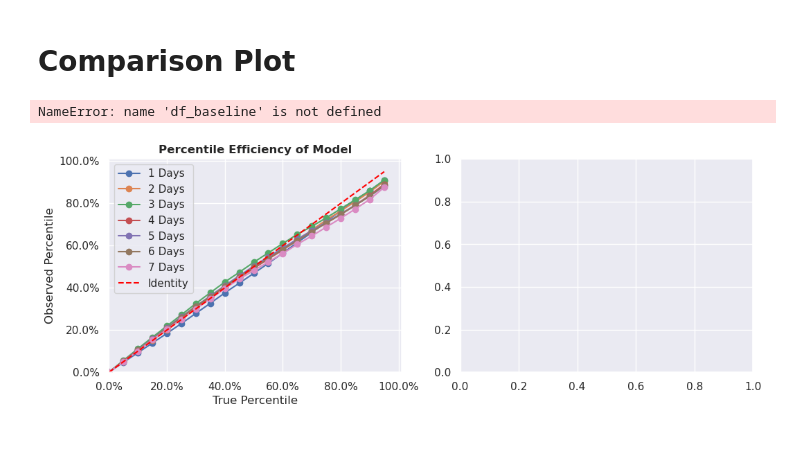
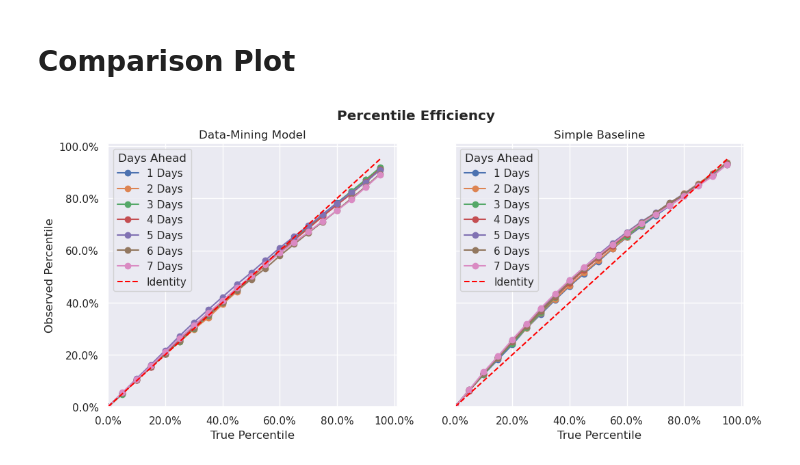
Before and after one commit to ddasilva/wsa_knn_uncertainty_v2, a Jupyter notebook: notebooks/Percentile Analysis.ipynb, the cells around one changed output. Drawn from its saved outputs; the diff is of its cells as text; code cells hidden in the pictures.

```diff
--- a/notebooks/Percentile Analysis.ipynb
+++ b/notebooks/Percentile Analysis.ipynb
@@ -22,7 +22,7 @@ df_baseline = pd.DataFrame()
 for i in range(MIN_DAYSAHEAD, MAX_DAYSAHEAD + 1):
     # Load model dataframe
     df_cur = pd.read_csv(
-        f"../data/processed/gaussian/k35/delta_window4/percentiles_daysahead{i}_R000.csv"
+        f"../data/processed/skew_gaussian/k150/delta_window8/percentiles_daysahead{i}_R000.csv"
     )
     df["TruePercentile"] = df_cur["TruePercentile"]
     df[f"{i} Days"] = df_cur["ObservedPercentile"]
@@ -129,23 +158,24 @@ def make_plot(df_plot, title, ax):
         label="Identity",
         linestyle="dashed",
     )
-    ax.legend()
+    ax.legend().set_title('Days Ahead')
     ax.set_xlabel("True Percentile")
     ax.set_ylabel("Observed Percentile")
     ax.set_xlim(0, 101)
     ax.set_ylim(0, 101)
     ax.set_yticklabels([str(p) + "%" for p in ax.get_xticks()])
     ax.set_xticklabels([str(p) + "%" for p in ax.get_xticks()])
-    ax.set_title(title, fontweight="bold")
+    ax.set_title(title)
 # %%
-fig, axes = plt.subplots(1, 2, figsize=(12, 4))
+fig, axes = plt.subplots(1, 2, figsize=(12, 5), sharey=True)
 
-make_plot(df, "Percentile Efficiency of Model", axes[0])
-make_plot(df_baseline, "Percentile Efficiency of Simple Baseline", axes[1])
+make_plot(df, "Data-Mining Model", axes[0])
+make_plot(df_baseline, "Simple Baseline", axes[1])
+axes[1].set_ylabel('')
+plt.suptitle('Percentile Efficiency', fontweight='bold')
 plt.savefig("../plots.percentile_efficiency.png", dpi=300)
 # %% [output]
-NameError: name 'df_baseline' is not defined
-[figure, old version]
+[figure, new version]
 # %%
 np.abs(df_baseline_err) - np.abs(df_err)
 # %% [output]
```
Also changed, not shown: parts of 9 cells of this notebook, 6 other files.
